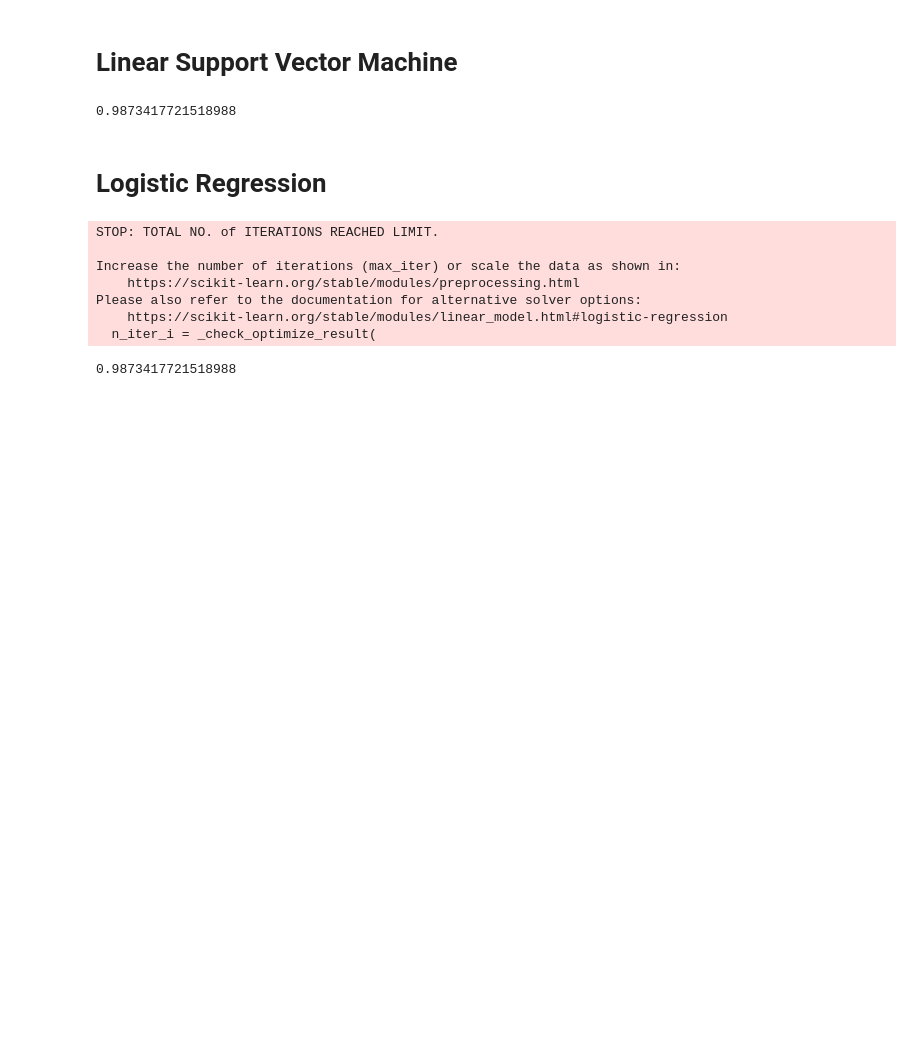
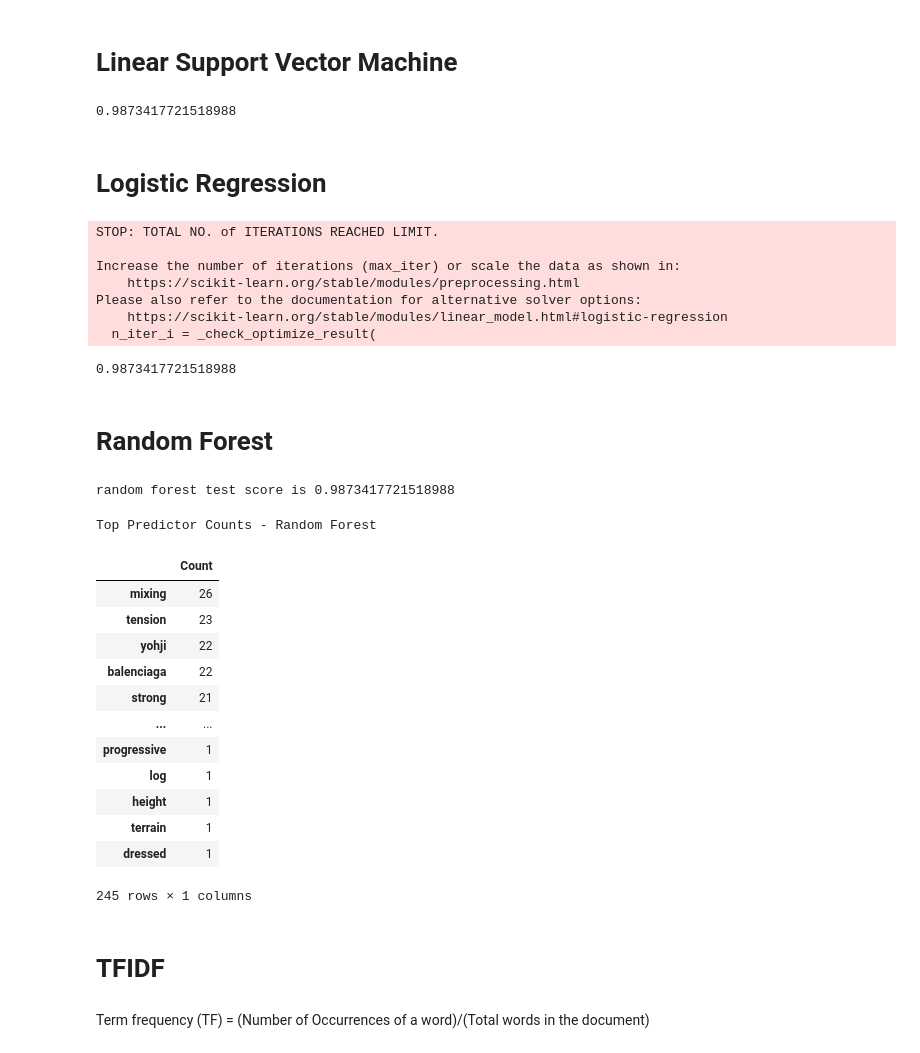
Before and after one commit to jasonkyungkim/nike_adidas_shoes, a Jupyter notebook: adidaseda.ipynb, the cells around one changed output. Saved outputs shown, nothing was run; the diff lists cells and outputs as text; code cells hidden in the pictures; blank space fills up the shorter version.

```diff
--- a/adidaseda.ipynb
+++ b/adidaseda.ipynb
@@ -545,3 +545,5 @@ Please also refer to the documentation for alternative solver options:
     https://scikit-learn.org/stable/modules/linear_model.html#logistic-regression
   n_iter_i = _check_optimize_result(
 0.9873417721518988
+# %% [markdown]
+# Random Forest
@@ -547,0 +552,33 @@ Please also refer to the documentation for alternative solver options:
+# %%
+rf = RandomForestClassifier(n_estimators=1000, random_state=0).fit(X_train, y_train)
+random_forest_train_score = rf.score(X_train, y_train)
+random_forest_test_score = rf.score(X_test, y_test)
+# %%
+print(f"random forest test score is {random_forest_test_score}")
+# %% [output]
+random forest test score is 0.9873417721518988
+# %%
+top_predictors_rf = df_processed.columns[[dtree.tree_.feature[0] for dtree in rf.estimators_]]
+top_predictors_rf = pd.Series(top_predictors_rf).value_counts().sort_values(ascending = False)
+top_predictors_rf = pd.DataFrame(top_predictors_rf, columns = ['Count'])
+print("Top Predictor Counts - Random Forest")
+display(top_predictors_rf)
+# %% [output]
+Top Predictor Counts - Random Forest
+|  | Count |
+| mixing | 26 |
+| tension | 23 |
+| yohji | 22 |
+| balenciaga | 22 |
+| strong | 21 |
+| ... | ... |
+| progressive | 1 |
+| log | 1 |
+| height | 1 |
+| terrain | 1 |
+| dressed | 1 |
+245 rows × 1 columns
+# %% [markdown]
+# TFIDF
+# %% [markdown]
+Term frequency (TF) = (Number of Occurrences of a word)/(Total words in the document)
```
Also changed, not shown: parts of 3 cells of this notebook.
